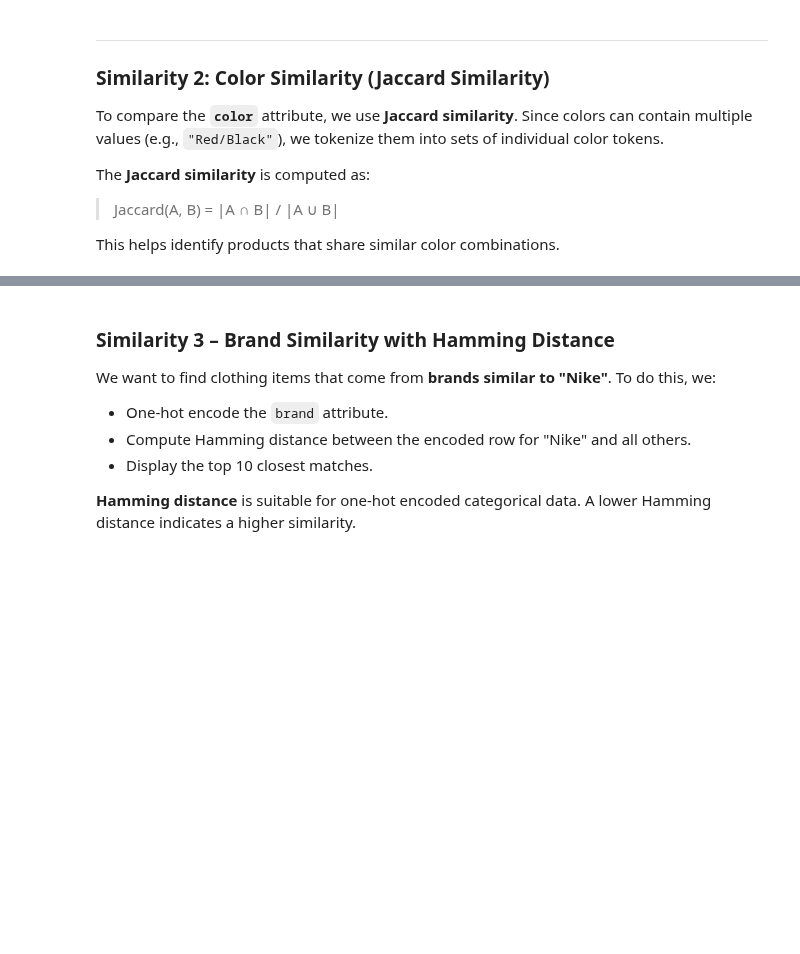
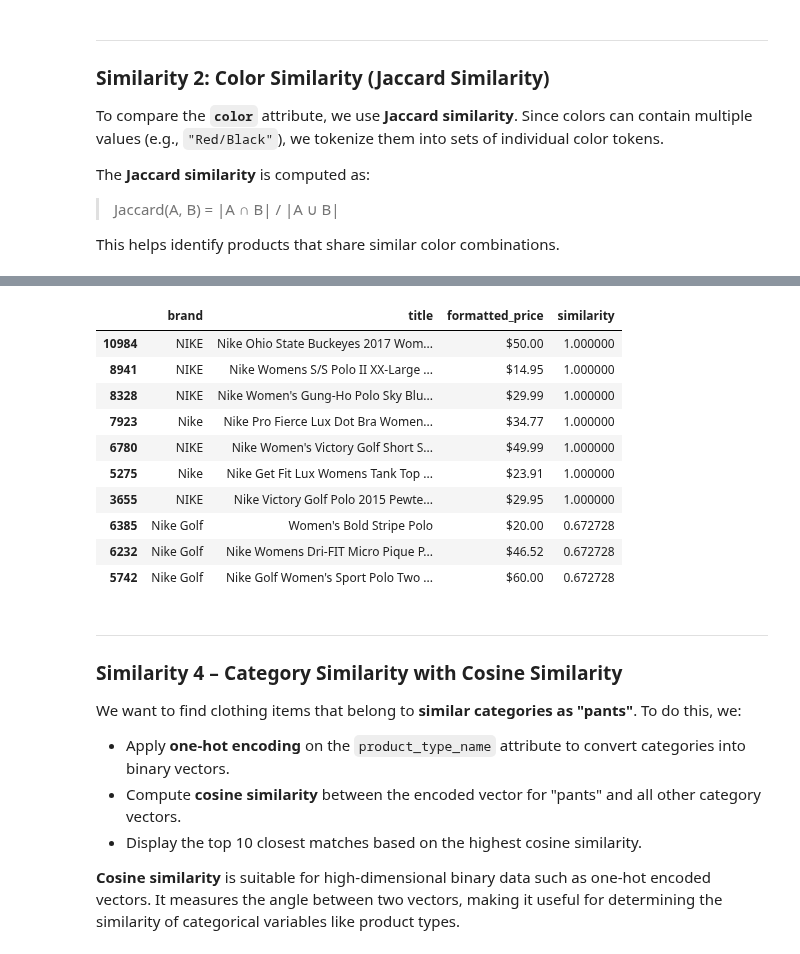
Before and after one commit to royruik/CSI4142_Assignments, a Jupyter notebook: A4/A4_Jupyter_Analysis14.ipynb, the cells around one changed output, grey strips where cells are left out. Saved outputs shown, nothing was run; the diff lists cells and outputs as text; code cells hidden in the pictures; blank space fills up the shorter version.

```diff
--- a/A4/A4_Jupyter_Analysis14.ipynb
+++ b/A4/A4_Jupyter_Analysis14.ipynb
@@ -163,9 +175,43 @@ top10_color_similar[["asin", "title", "color", "brand", "product_type_name", "co
+# %%
+# Fill missing brand values with empty string
+df_brand = df[["brand", "title", "formatted_price"]].fillna("")
+
+# TF-IDF vectorization on 'brand'
+tfidf = TfidfVectorizer()
+brand_tfidf = tfidf.fit_transform(df_brand["brand"])
+
+# Get the index of the target brand
+nike_index = df_brand[df_brand["brand"].str.lower() == "nike"].index[0]
+
+# Compute cosine similarity
+cosine_sim = cosine_similarity(brand_tfidf[nike_index], brand_tfidf).flatten()
+
+# Get top 10 similar brands including the original
+top_indices = cosine_sim.argsort()[::-1][:10]
+
+# Display the results
+df_brand.iloc[top_indices].assign(similarity=cosine_sim[top_indices])
+# %% [output]
+|  | brand | title | formatted_price | similarity |
+| 10984 | NIKE | Nike Ohio State Buckeyes 2017 Wom... | $50.00 | 1.000000 |
+| 8941 | NIKE | Nike Womens S/S Polo II XX-Large ... | $14.95 | 1.000000 |
+| 8328 | NIKE | Nike Women's Gung-Ho Polo Sky Blu... | $29.99 | 1.000000 |
+| 7923 | Nike | Nike Pro Fierce Lux Dot Bra Women... | $34.77 | 1.000000 |
+| 6780 | NIKE | Nike Women's Victory Golf Short S... | $49.99 | 1.000000 |
+| 5275 | Nike | Nike Get Fit Lux Womens Tank Top ... | $23.91 | 1.000000 |
+| 3655 | NIKE | Nike Victory Golf Polo 2015 Pewte... | $29.95 | 1.000000 |
+| 6385 | Nike Golf | Women's Bold Stripe Polo | $20.00 | 0.672728 |
+| 6232 | Nike Golf | Nike Womens Dri-FIT Micro Pique P... | $46.52 | 0.672728 |
+| 5742 | Nike Golf | Nike Golf Women's Sport Polo Two ... | $60.00 | 0.672728 |
 # %% [markdown]
-### **Similarity 3 – Brand Similarity with Hamming Distance**
 
-We want to find clothing items that come from **brands similar to "Nike"**. To do this, we:
-- One-hot encode the `brand` attribute.
-- Compute Hamming distance between the encoded row for "Nike" and all others.
-- Display the top 10 closest matches.
+---
 
-**Hamming distance** is suitable for one-hot encoded categorical data. A lower Hamming distance indicates a higher similarity.
+### **Similarity 4 – Category Similarity with Cosine Similarity**
+
+We want to find clothing items that belong to **similar categories as "pants"**. To do this, we:
+- Apply **one-hot encoding** on the `product_type_name` attribute to convert categories into binary vectors.
+- Compute **cosine similarity** between the encoded vector for "pants" and all other category vectors.
+- Display the top 10 closest matches based on the highest cosine similarity.
+
+**Cosine similarity** is suitable for high-dimensional binary data such as one-hot encoded vectors. It measures the angle between two vectors, making it useful for determining the similarity of categorical variables like product types.
```
Also changed, not shown: parts of 9 cells of this notebook.
